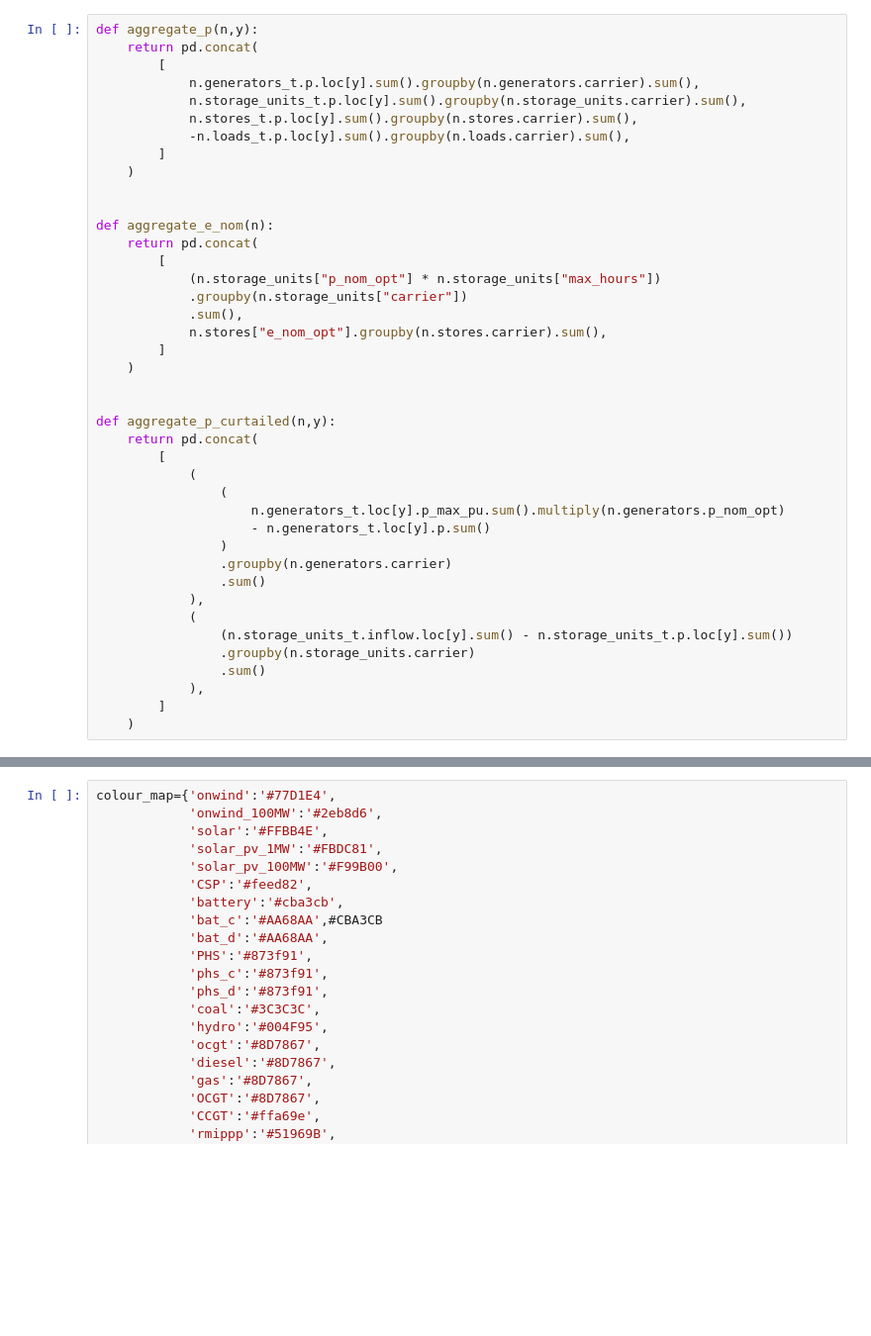
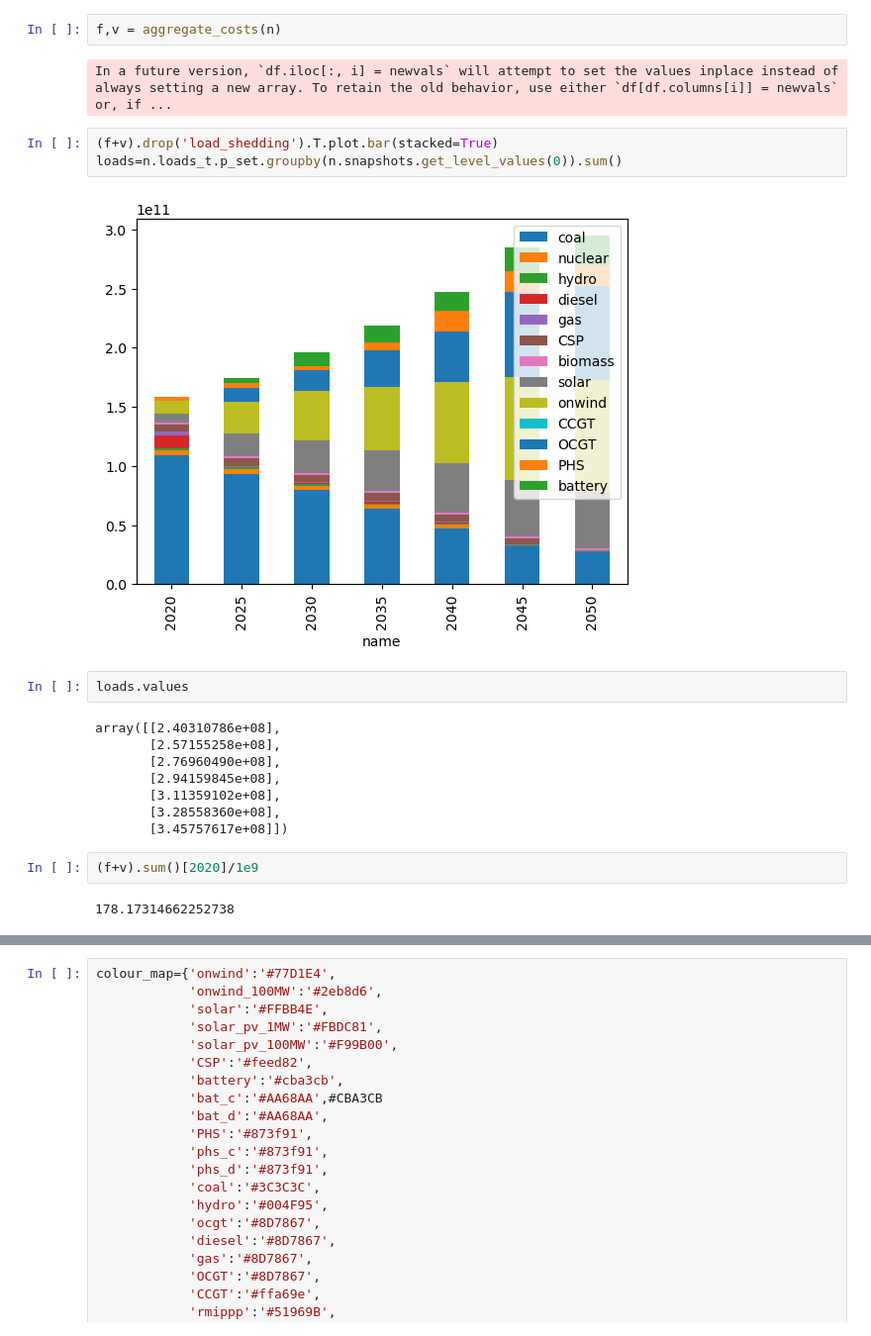
Before and after one commit to PyPSA/pypsa-za, a Jupyter notebook: notebooks/general_playground.ipynb, the cells around one changed output, grey strips where cells are left out. Shown at 99% size. Saved outputs shown, nothing was run; the diff lists cells and outputs as text; blank space fills up the shorter version.

Commit message:
Updated aggregate costs in _helpers.py

```diff
--- a/notebooks/general_playground.ipynb
+++ b/notebooks/general_playground.ipynb
@@ -24,41 +40,23 @@ warnings.filterwarnings(action='ignore', category=RuntimeWarning)
-# %%
-def aggregate_p(n,y):
-    return pd.concat(
-        [
-            n.generators_t.p.loc[y].sum().groupby(n.generators.carrier).sum(),
-            n.storage_units_t.p.loc[y].sum().groupby(n.storage_units.carrier).sum(),
-            n.stores_t.p.loc[y].sum().groupby(n.stores.carrier).sum(),
-            -n.loads_t.p.loc[y].sum().groupby(n.loads.carrier).sum(),
-        ]
-    )
-
-
-def aggregate_e_nom(n):
-    return pd.concat(
-        [
-            (n.storage_units["p_nom_opt"] * n.storage_units["max_hours"])
-            .groupby(n.storage_units["carrier"])
-            .sum(),
-            n.stores["e_nom_opt"].groupby(n.stores.carrier).sum(),
-        ]
-    )
-
-
-def aggregate_p_curtailed(n,y):
-    return pd.concat(
-        [
-            (
-                (
-                    n.generators_t.loc[y].p_max_pu.sum().multiply(n.generators.p_nom_opt)
-                    - n.generators_t.loc[y].p.sum()
-                )
-                .groupby(n.generators.carrier)
-                .sum()
-            ),
-            (
-                (n.storage_units_t.inflow.loc[y].sum() - n.storage_units_t.p.loc[y].sum())
-                .groupby(n.storage_units.carrier)
-                .sum()
-            ),
-        ]
-    )
+# %%
+f,v = aggregate_costs(n)
+# %% [output]
+In a future version, `df.iloc[:, i] = newvals` will attempt to set the values inplace instead of always setting a new array. To retain the old behavior, use either `df[df.columns[i]] = newvals` or, if ...
+# %%
+(f+v).drop('load_shedding').T.plot.bar(stacked=True)
+loads=n.loads_t.p_set.groupby(n.snapshots.get_level_values(0)).sum()
+# %% [output]
+[figure, added]
+# %%
+loads.values
+# %% [output]
+array([[2.40310786e+08],
+       [2.57155258e+08],
+       [2.76960490e+08],
+       [2.94159845e+08],
+       [3.11359102e+08],
+       [3.28558360e+08],
+       [3.45757617e+08]])
+# %%
+(f+v).sum()[2020]/1e9
+# %% [output]
+178.17314662252738
```
Also changed, not shown: parts of 29 cells of this notebook, 8 other files.
